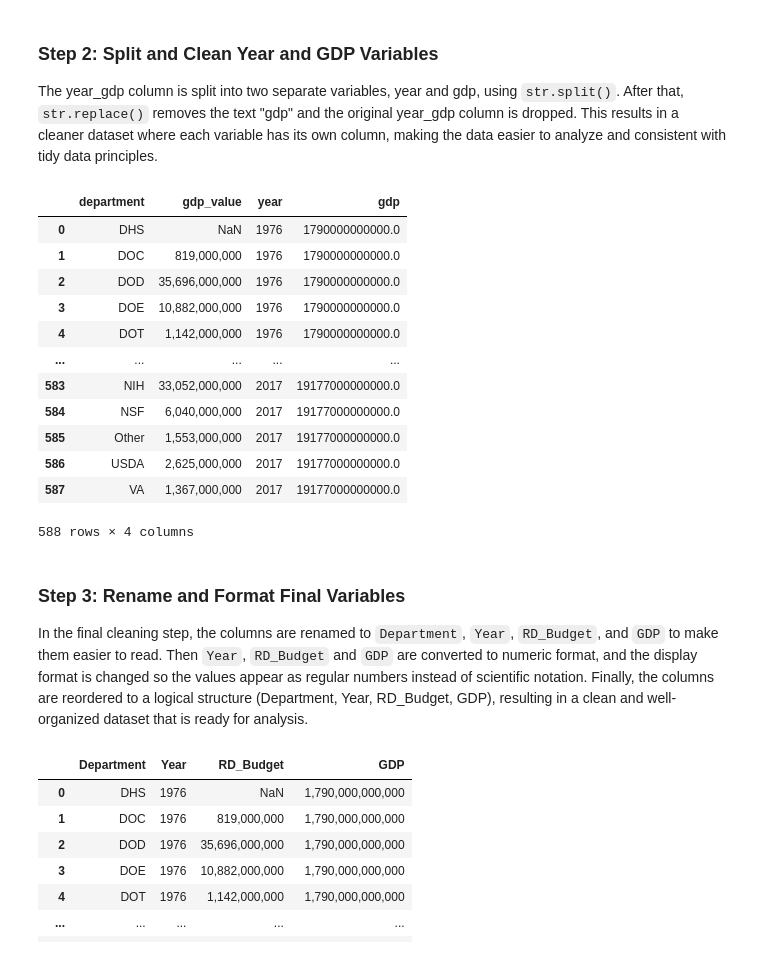
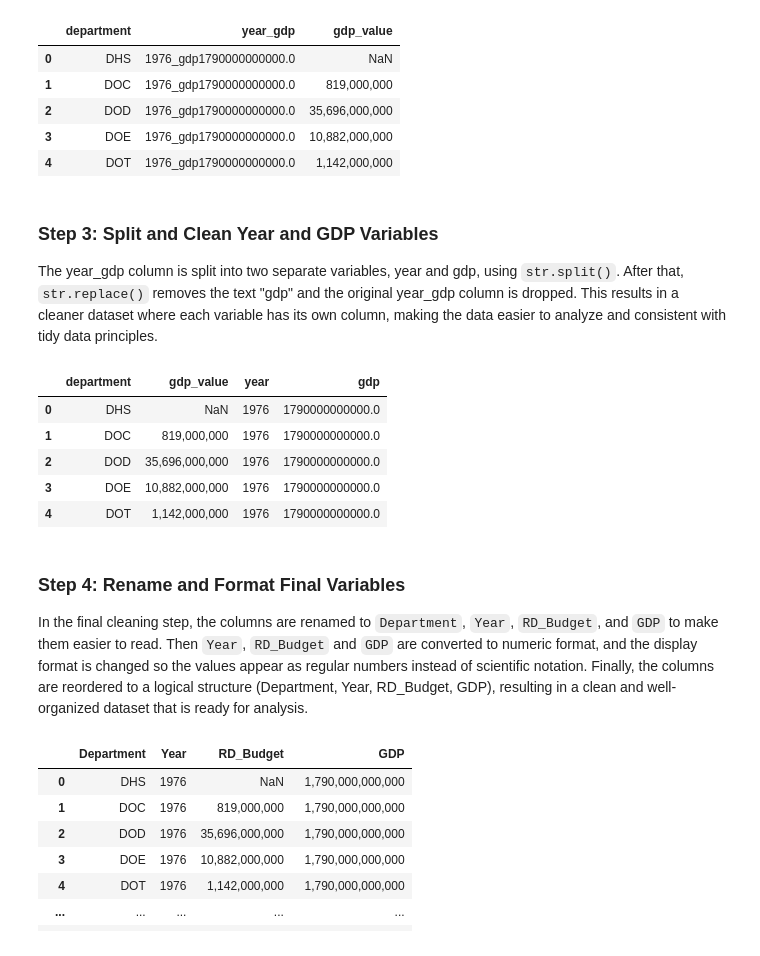
Before and after one commit to tmsantar/Santarelli-Data-Science-Portfolio, a Jupyter notebook: TidyData-Project/main.ipynb, the cells around one changed output. Cells and saved outputs as stored; diff of their text form; code cells hidden in the pictures.

```diff
--- a/TidyData-Project/main.ipynb
+++ b/TidyData-Project/main.ipynb
@@ -26,28 +22,31 @@ Fed_RD
+# %%
+Fed_RD = pd.melt(Fed_RD, id_vars = ['department'], var_name = 'year_gdp', value_name = 'gdp_value')
+Fed_RD.head()
+# %% [output]
+|  | department | year_gdp | gdp_value |
+| 0 | DHS | 1976_gdp1790000000000.0 | NaN |
+| 1 | DOC | 1976_gdp1790000000000.0 | 819,000,000 |
+| 2 | DOD | 1976_gdp1790000000000.0 | 35,696,000,000 |
+| 3 | DOE | 1976_gdp1790000000000.0 | 10,882,000,000 |
+| 4 | DOT | 1976_gdp1790000000000.0 | 1,142,000,000 |
 # %% [markdown]
-### Step 2: Split and Clean Year and GDP Variables
+### Step 3: Split and Clean Year and GDP Variables
 
 The year_gdp column is split into two separate variables, year and gdp, using `str.split()`. After that, `str.replace()` removes the text "gdp" and the original year_gdp column is dropped. This results in a cleaner dataset where each variable has its own column, making the data easier to analyze and consistent with tidy data principles.
 # %%
 Fed_RD[['year', 'gdp']] = Fed_RD['year_gdp'].str.split('_', expand=True)
 Fed_RD['gdp'] = Fed_RD['gdp'].str.replace('gdp', '')
 Fed_RD = Fed_RD.drop(columns=['year_gdp'])
-Fed_RD
+Fed_RD.head()
 # %% [output]
 |  | department | gdp_value | year | gdp |
 | 0 | DHS | NaN | 1976 | 1790000000000.0 |
 | 1 | DOC | 819,000,000 | 1976 | 1790000000000.0 |
 | 2 | DOD | 35,696,000,000 | 1976 | 1790000000000.0 |
 | 3 | DOE | 10,882,000,000 | 1976 | 1790000000000.0 |
 | 4 | DOT | 1,142,000,000 | 1976 | 1790000000000.0 |
-| ... | ... | ... | ... | ... |
-| 583 | NIH | 33,052,000,000 | 2017 | 19177000000000.0 |
-| 584 | NSF | 6,040,000,000 | 2017 | 19177000000000.0 |
-| 585 | Other | 1,553,000,000 | 2017 | 19177000000000.0 |
-| 586 | USDA | 2,625,000,000 | 2017 | 19177000000000.0 |
-| 587 | VA | 1,367,000,000 | 2017 | 19177000000000.0 |
-588 rows × 4 columns
 # %% [markdown]
-### Step 3: Rename and Format Final Variables
+### Step 4: Rename and Format Final Variables
 
 In the final cleaning step, the columns are renamed to `Department`, `Year`, `RD_Budget`, and `GDP` to make them easier to read. Then `Year`, `RD_Budget` and `GDP` are converted to numeric format, and the display format is changed so the values appear as regular numbers instead of scientific notation. Finally, the columns are reordered to a logical structure (Department, Year, RD_Budget, GDP), resulting in a clean and well-organized dataset that is ready for analysis.
 # %%
```
Also changed, not shown: parts of 9 cells of this notebook.
